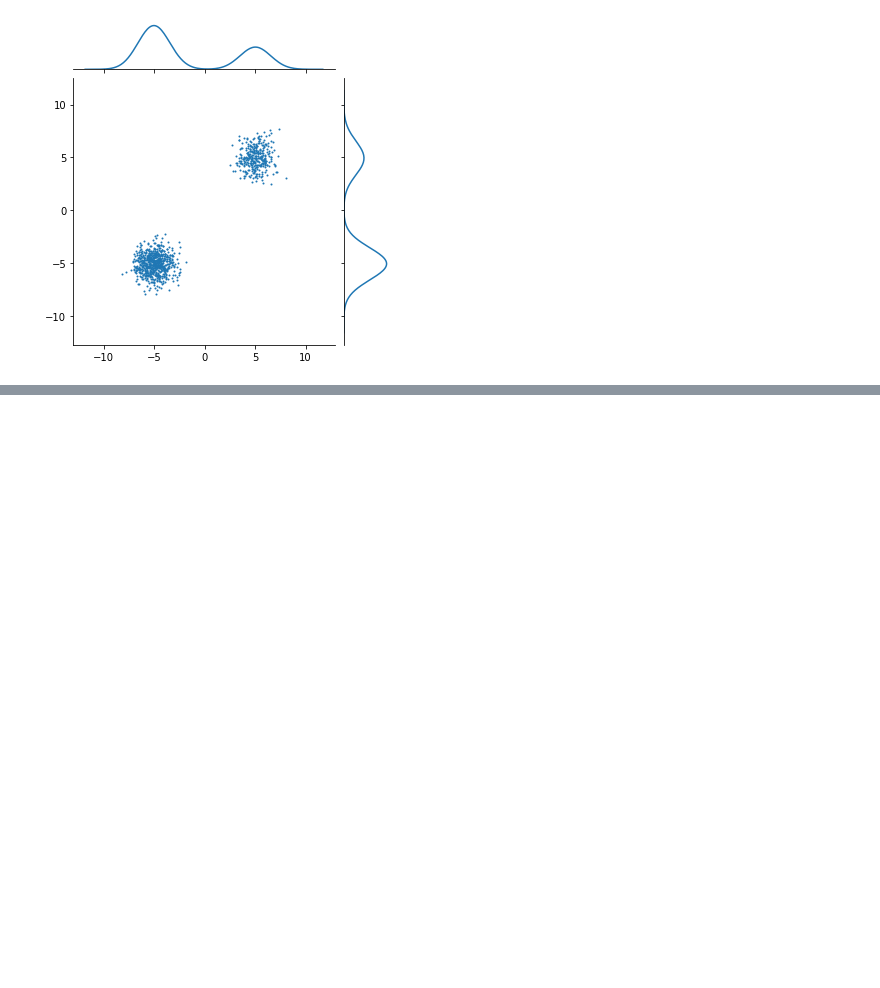
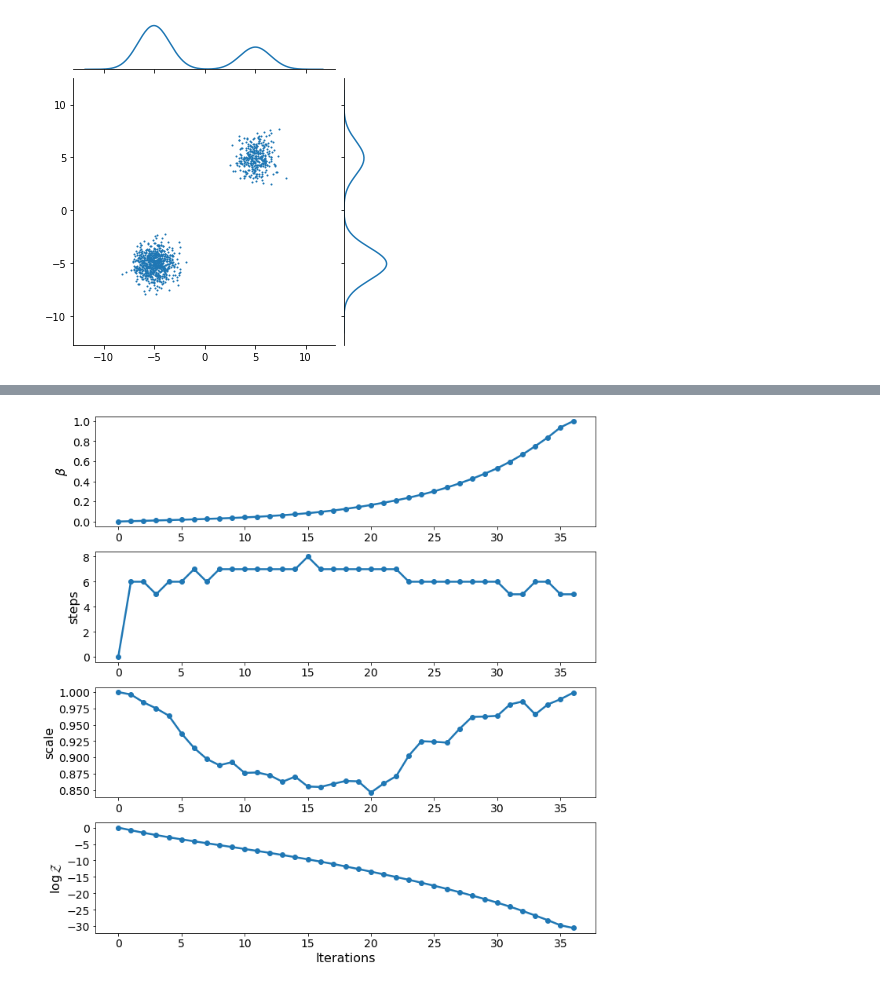
Before and after one commit to minaskar/pocomc, a Jupyter notebook: examples/Double Gaussian.ipynb, the cells around one changed output, grey strips where cells are left out. Drawn from its saved outputs; the diff is of its cells as text; code cells hidden in the pictures; blank space fills up the shorter version.

```diff
--- a/examples/Double Gaussian.ipynb
+++ b/examples/Double Gaussian.ipynb
@@ -94,0 +102,5 @@ plt.show()
+# %%
+pc.plotting.run(pmc.results)
+plt.show()
+# %% [output]
+[figure, added]
```
Also changed, not shown: parts of 3 cells of this notebook, 3 other files.
